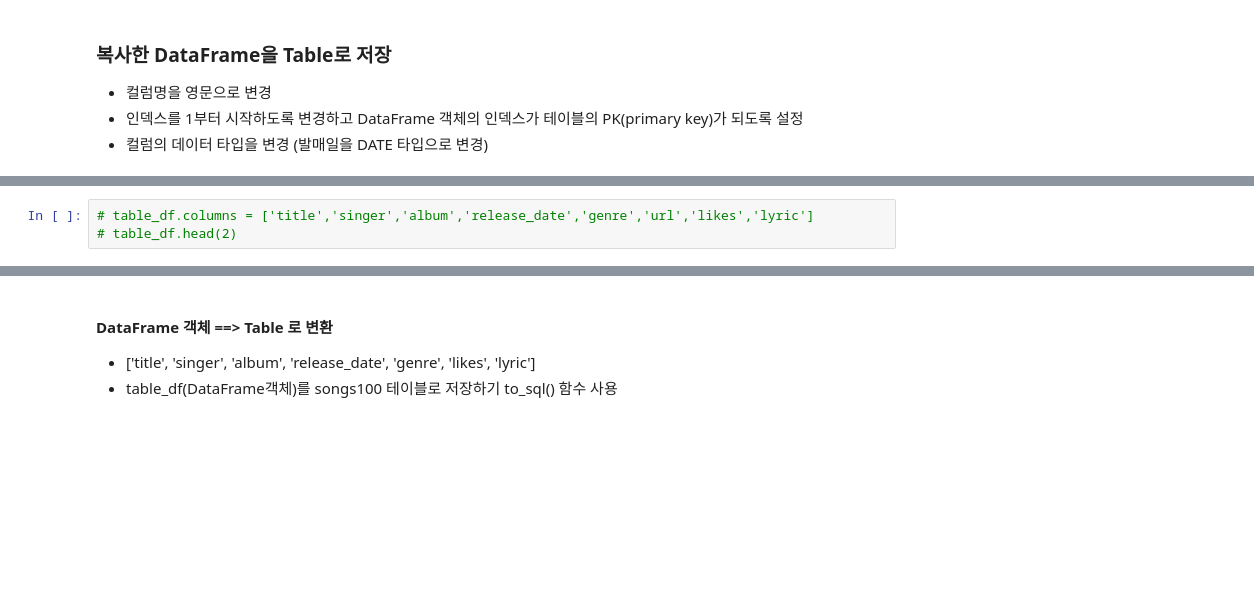
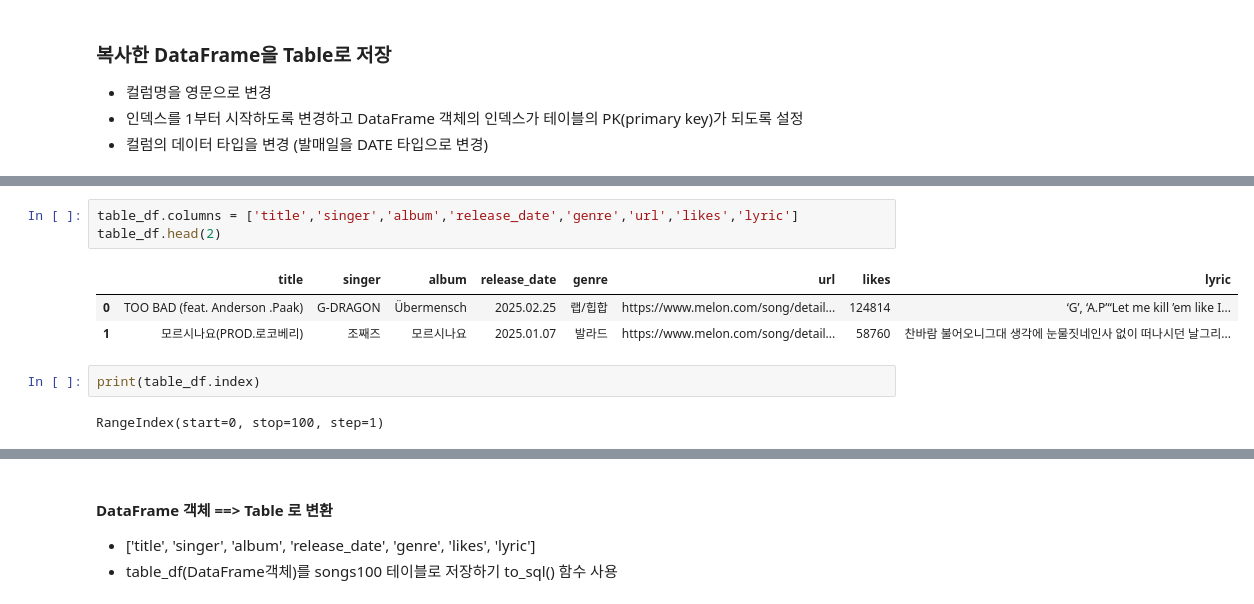
Before and after one commit to minju3212/Python_Webscraping_Analysis, a Jupyter notebook: 04.Melon100차트_데이터파싱_DB저장.ipynb, the cells around one changed output, grey strips where cells are left out. Saved outputs shown, nothing was run; the diff lists cells and outputs as text; blank space fills up the shorter version.

```diff
--- a/04.Melon100차트_데이터파싱_DB저장.ipynb
+++ b/04.Melon100차트_데이터파싱_DB저장.ipynb
@@ -429,5 +435,13 @@ engine Engine(mysql+pymysql://python:***@localhost:3306/python_db?charset=utf8mb
 # %%
-# table_df.columns = ['title','singer','album','release_date','genre','url','likes','lyric']
-# table_df.head(2)
+table_df.columns = ['title','singer','album','release_date','genre','url','likes','lyric']
+table_df.head(2)
+# %% [output]
+|  | title | singer | album | release_date | genre | url | likes | lyric |
+| 0 | TOO BAD (feat. Anderson .Paak) | G-DRAGON | Übermensch | 2025.02.25 | 랩/힙합 | https://www.melon.com/song/detail... | 124814 | ‘G’, ‘A.P’“Let me kill ’em like I... |
+| 1 | 모르시나요(PROD.로코베리) | 조째즈 | 모르시나요 | 2025.01.07 | 발라드 | https://www.melon.com/song/detail... | 58760 | 찬바람 불어오니그대 생각에 눈물짓네인사 없이 떠나시던 날그리... |
+# %%
+print(table_df.index)
+# %% [output]
+RangeIndex(start=0, stop=100, step=1)
 # %%
 #index 값의 1 부터 시작하도록 설정
```
Also changed, not shown: parts of 13 cells of this notebook.
